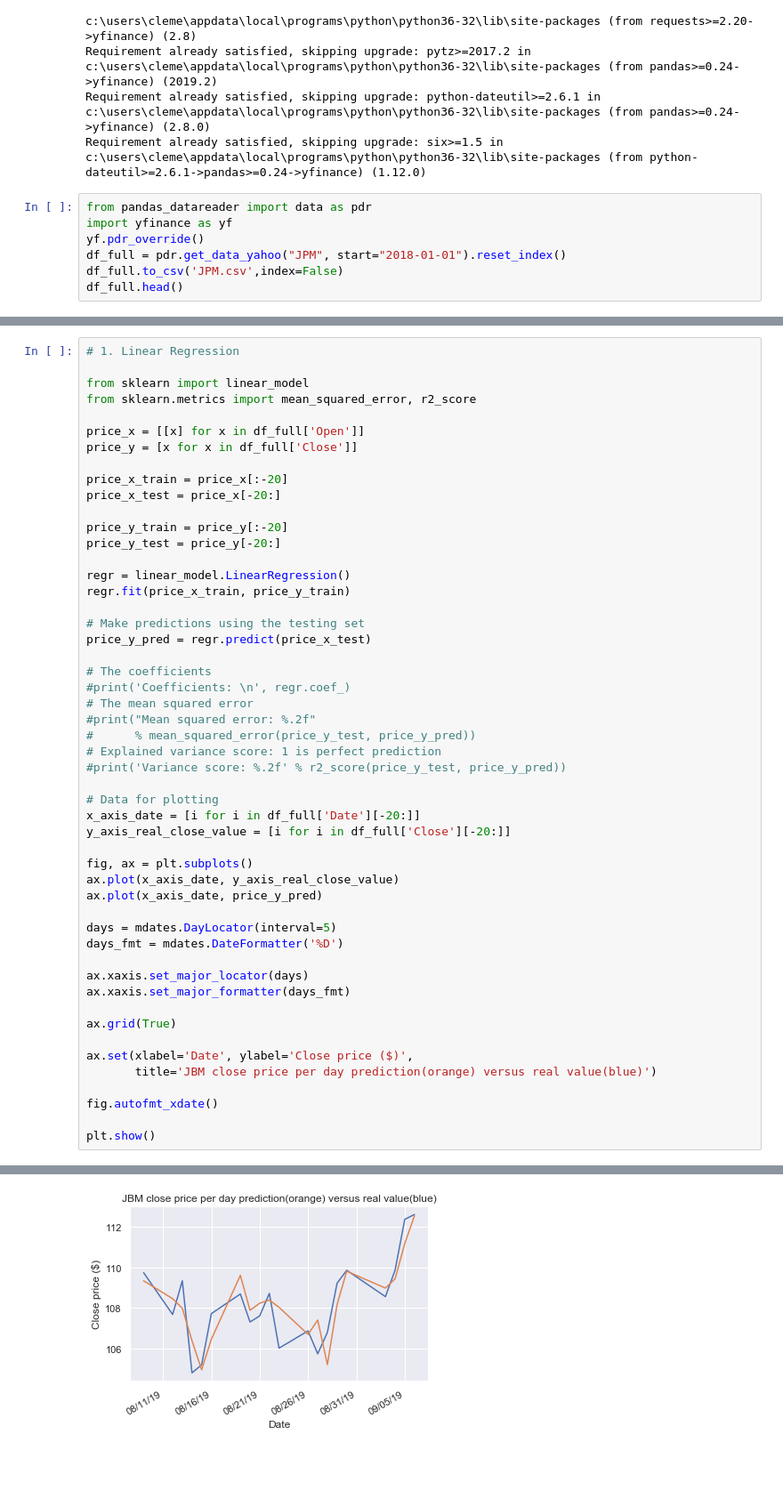
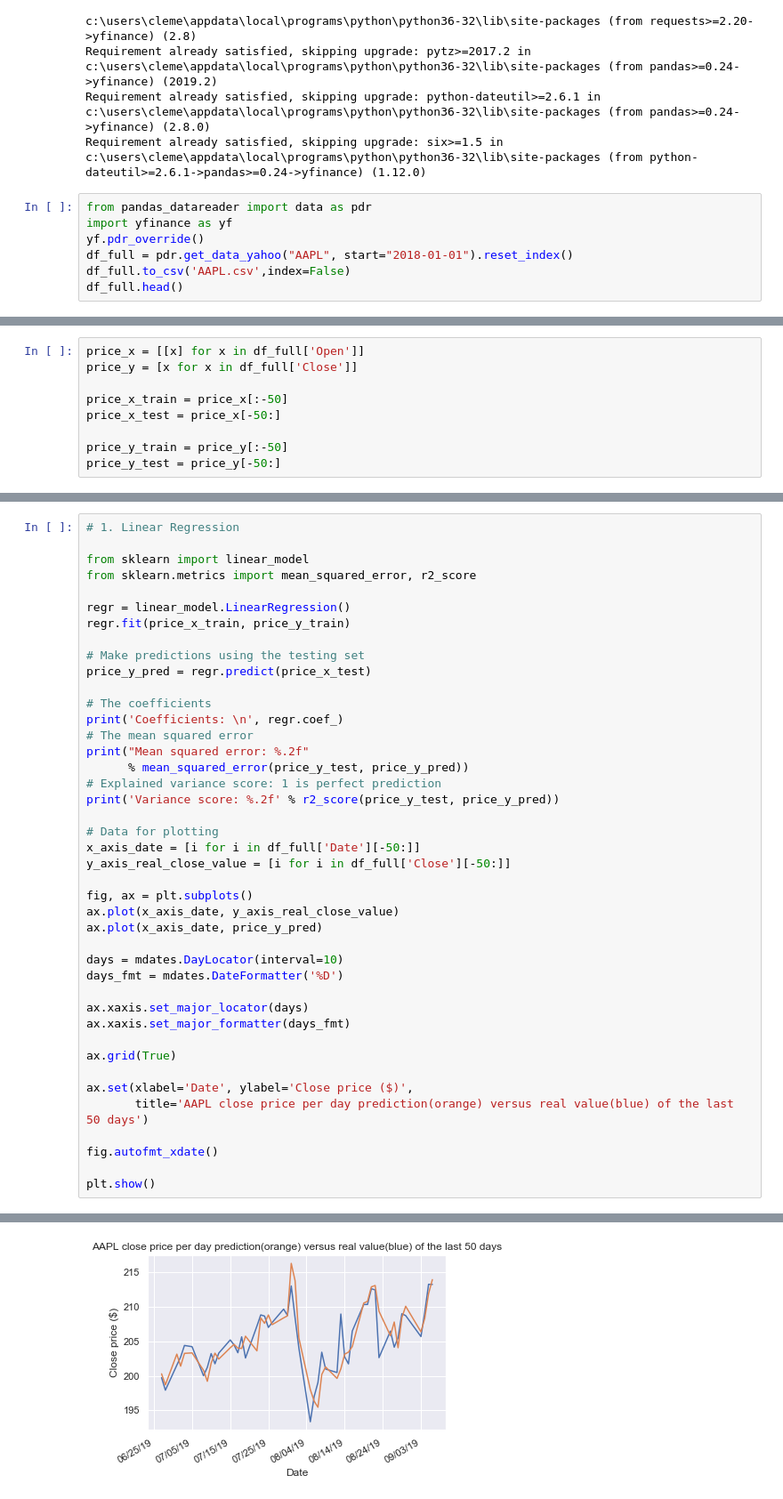
Before and after one commit to ehrakis/stock-price-prediction, a Jupyter notebook: Stock_price_prediction.ipynb, the cells around one changed output, grey strips where cells are left out. Shown at 89% size. Drawn from its saved outputs; the diff is of its cells as text; blank space fills up the shorter version.

```diff
--- a/Stock_price_prediction.ipynb
+++ b/Stock_price_prediction.ipynb
@@ -30,8 +30,8 @@ Requirement already satisfied, skipping upgrade: six>=1.5 in c:\users\cleme\appd
 from pandas_datareader import data as pdr
 import yfinance as yf
 yf.pdr_override()
-df_full = pdr.get_data_yahoo("JPM", start="2018-01-01").reset_index()
-df_full.to_csv('JPM.csv',index=False)
+df_full = pdr.get_data_yahoo("AAPL", start="2018-01-01").reset_index()
+df_full.to_csv('AAPL.csv',index=False)
 df_full.head()
 # %% [output]
 [*********************100%***********************]  1 of 1 downloaded
@@ -43,0 +44,9 @@ df_full.head()
+# %%
+price_x = [[x] for x in df_full['Open']]
+price_y = [x for x in df_full['Close']]
+
+price_x_train = price_x[:-50]
+price_x_test = price_x[-50:]
+
+price_y_train = price_y[:-50]
+price_y_test = price_y[-50:]
@@ -46,15 +57,6 @@ df_full.head()
 
 from sklearn import linear_model
 from sklearn.metrics import mean_squared_error, r2_score
-
-price_x = [[x] for x in df_full['Open']]
-price_y = [x for x in df_full['Close']]
-
-price_x_train = price_x[:-20]
-price_x_test = price_x[-20:]
-
-price_y_train = price_y[:-20]
-price_y_test = price_y[-20:]
 
 regr = linear_model.LinearRegression()
 regr.fit(price_x_train, price_y_train)
@@ -63,22 +65,22 @@ regr.fit(price_x_train, price_y_train)
 price_y_pred = regr.predict(price_x_test)
 
 # The coefficients
-#print('Coefficients: \n', regr.coef_)
+print('Coefficients: \n', regr.coef_)
 # The mean squared error
-#print("Mean squared error: %.2f"
-#      % mean_squared_error(price_y_test, price_y_pred))
+print("Mean squared error: %.2f"
+      % mean_squared_error(price_y_test, price_y_pred))
 # Explained variance score: 1 is perfect prediction
-#print('Variance score: %.2f' % r2_score(price_y_test, price_y_pred))
+print('Variance score: %.2f' % r2_score(price_y_test, price_y_pred))
 
 # Data for plotting
-x_axis_date = [i for i in df_full['Date'][-20:]]
-y_axis_real_close_value = [i for i in df_full['Close'][-20:]]
+x_axis_date = [i for i in df_full['Date'][-50:]]
+y_axis_real_close_value = [i for i in df_full['Close'][-50:]]
 
 fig, ax = plt.subplots()
 ax.plot(x_axis_date, y_axis_real_close_value)
 ax.plot(x_axis_date, price_y_pred)
 
-days = mdates.DayLocator(interval=5)
+days = mdates.DayLocator(interval=10)
 days_fmt = mdates.DateFormatter('%D')
 
 ax.xaxis.set_major_locator(days)
@@ -87,7 +89,7 @@ ax.xaxis.set_major_formatter(days_fmt)
 ax.grid(True)
 
 ax.set(xlabel='Date', ylabel='Close price ($)',
-       title='JBM close price per day prediction(orange) versus real value(blue)')
+       title='AAPL close price per day prediction(orange) versus real value(blue) of the last 50 days')
 
 fig.autofmt_xdate()
 
@@ -96 +102 @@ plt.show()
-[figure, old version]
+[figure, new version]
```
Also changed, not shown: parts of 9 cells of this notebook, 2 other files.
